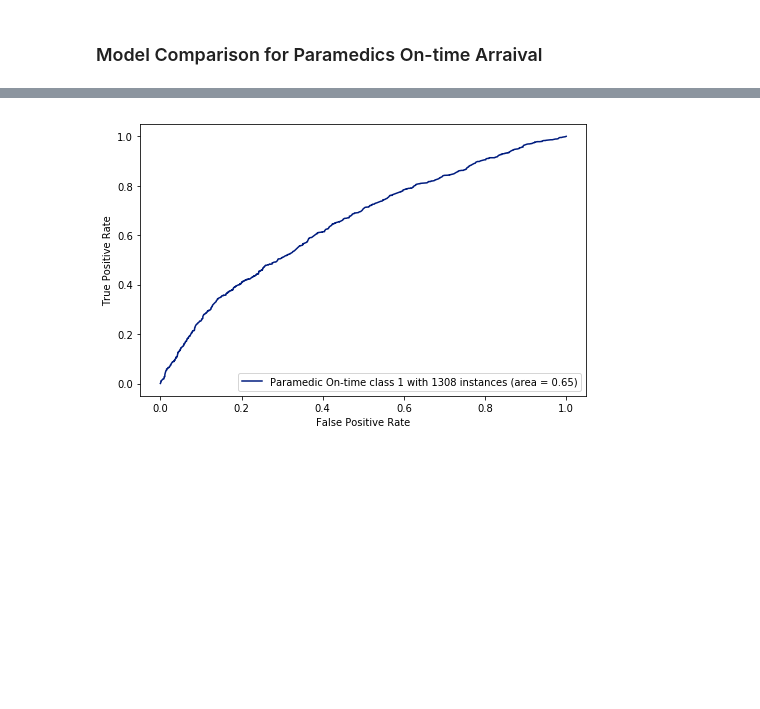
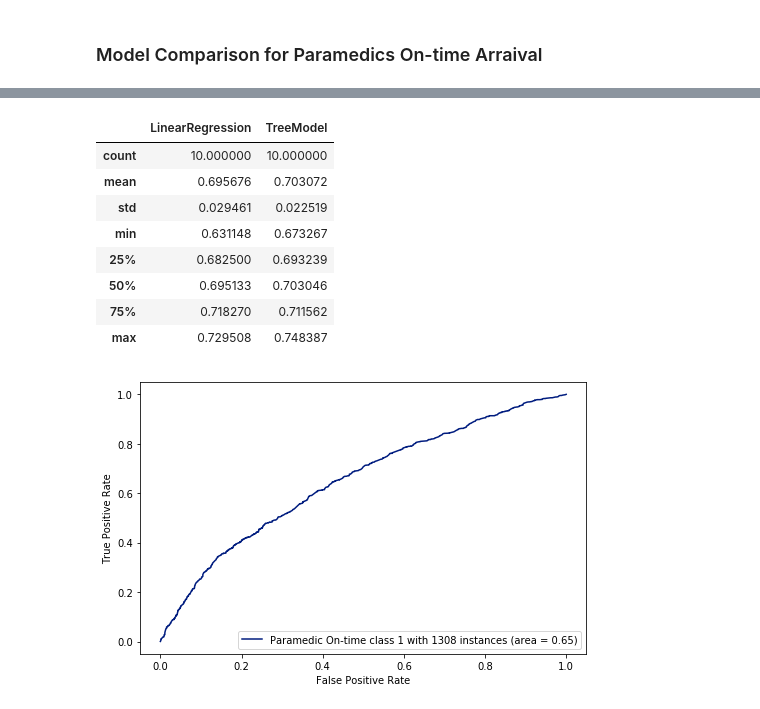
Before and after one commit to ecantu75/DataMining_Lab2, a Jupyter notebook: DataMining_LAB_2.ipynb, the cells around one changed output, grey strips where cells are left out. Saved outputs shown, nothing was run; the diff lists cells and outputs as text; code cells hidden in the pictures; blank space fills up the shorter version.

```diff
--- a/DataMining_LAB_2.ipynb
+++ b/DataMining_LAB_2.ipynb
@@ -1199,3 +1261,15 @@ cvScoreResult['Precision']
+# %%
+modelPrecTestResults.describe()
+# %% [output]
+|  | LinearRegression | TreeModel |
+| count | 10.000000 | 10.000000 |
+| mean | 0.695676 | 0.703072 |
+| std | 0.029461 | 0.022519 |
+| min | 0.631148 | 0.673267 |
+| 25% | 0.682500 | 0.693239 |
+| 50% | 0.695133 | 0.703046 |
+| 75% | 0.718270 | 0.711562 |
+| max | 0.729508 | 0.748387 |
 # %%
 # ROC Code addapted from the notebook '06. Clasification.ipynb'
 #https://github.com/eclarson/DataMiningNotebooks/blob/master/06.%20Classification.ipynb
```
Also changed, not shown: parts of 9 cells of this notebook.
